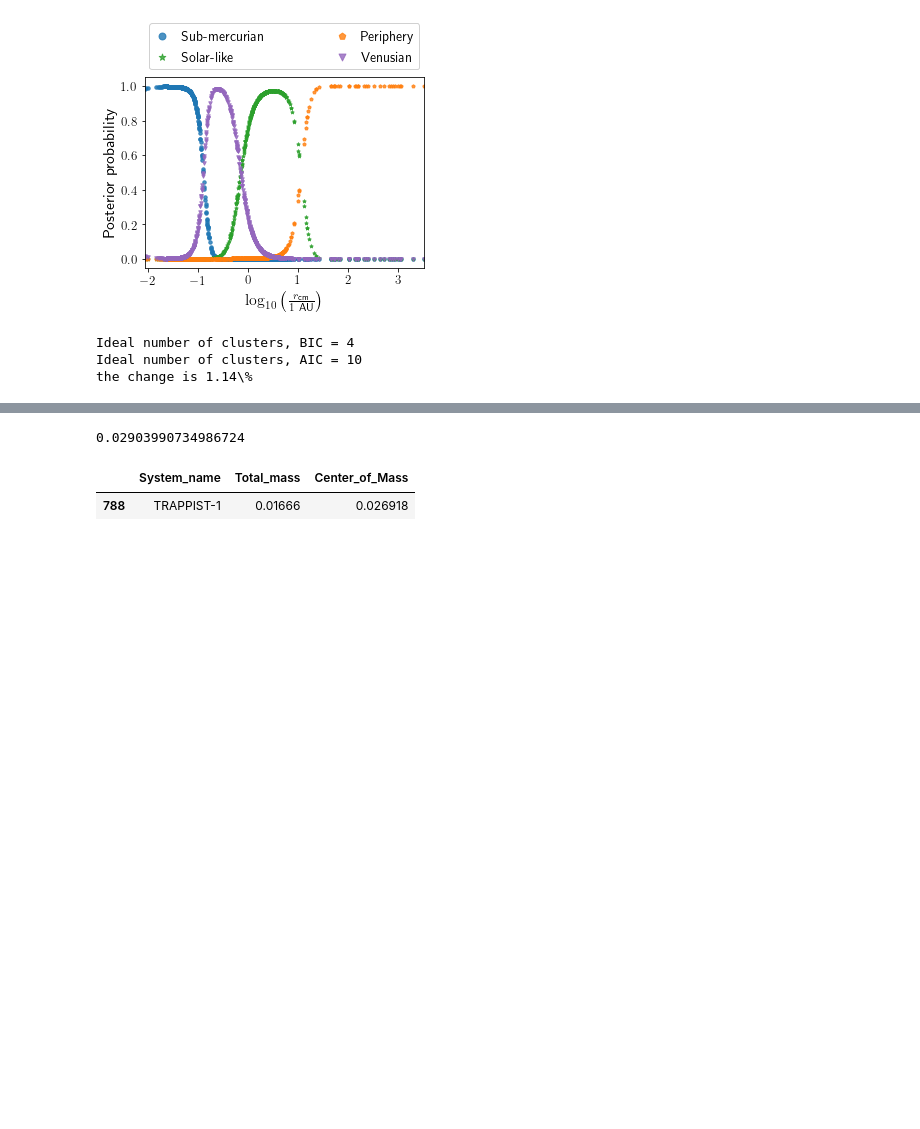
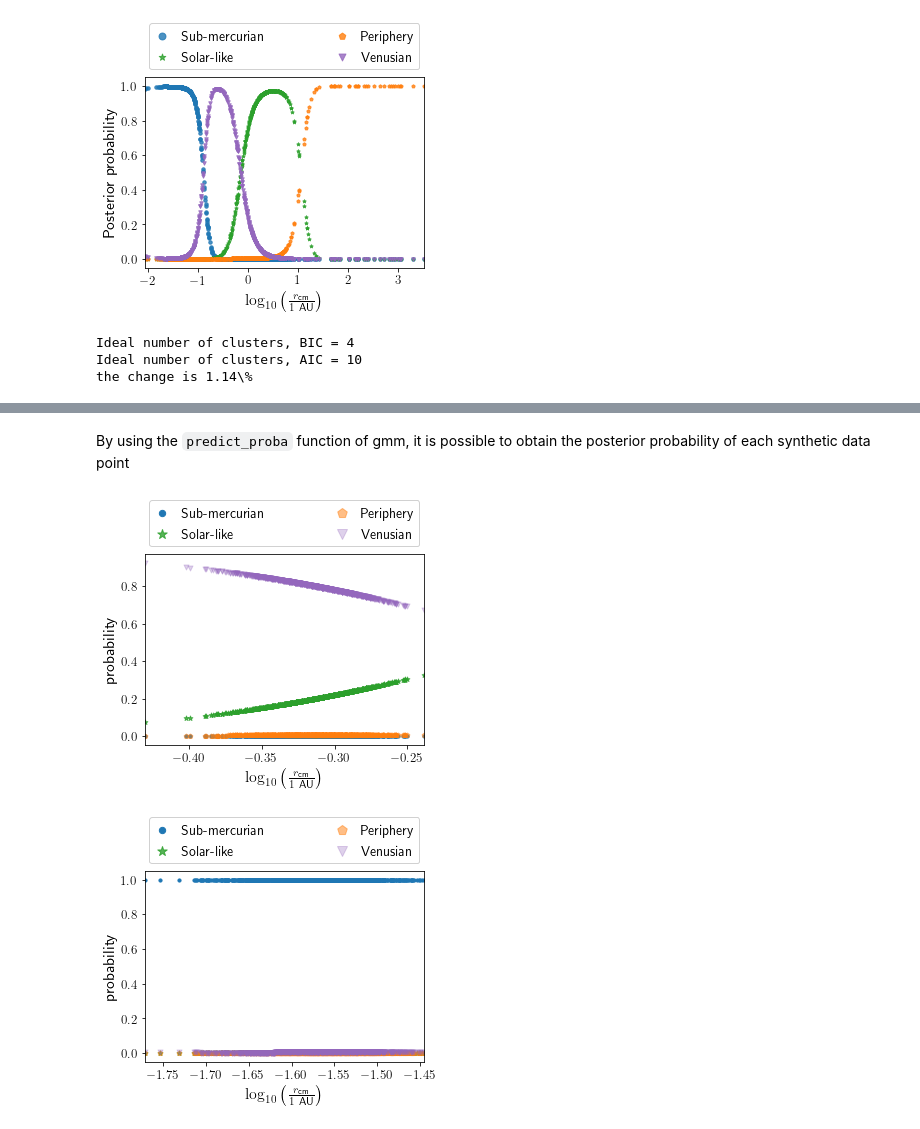
Before and after one commit to fjbautistas/Mixture_Gaussian_CM_of_Planets, a Jupyter notebook: Clasification.ipynb, the cells around one changed output, grey strips where cells are left out. Drawn from its saved outputs; the diff is of its cells as text; code cells hidden in the pictures; blank space fills up the shorter version.

```diff
--- a/Clasification.ipynb
+++ b/Clasification.ipynb
@@ -936,15 +950,41 @@ array([0, 0, 0, 0, 0, 0, 0, 0, 0, 0, 0, 0, 0, 0, 0, 0, 0, 0, 0, 0, 0, 0,
-# %%
-masses = np.array([0.0013, 0.00434, 0.0027, 0.002, 0.0021, 0.001041, 0.00422])
-distan = np.array([0.02144, 0.01521, 0.01111, 0.02817, 0.0371, 0.063, 0.0451])
-
-cm = (masses*distan).sum()/(masses.sum())
-cm
-# %% [output]
-0.02903990734986724
-# %%
-systm = CoM[CoM.System_name == "TRAPPIST-1"]
-systm
-#len(fraction.Draws[788])
-# %% [output]
-|  | System_name | Total_mass | Center_of_Mass |
-| 788 | TRAPPIST-1 | 0.01666 | 0.026918 |
+# %% [markdown]
+By using the `predict_proba` function of gmm, it is possible to obtain the posterior probability of each synthetic data point
+# %%
+def prob_sys(fraction, num):
+
+    names = ["Sub-mercurian","Solar-like","Periphery", "Venusian"]
+    ident = ["o","*", "p", "v"]
+    colores = ["C0","C2","C1","C4","C1"]
+    sizes = [10,25,25,25]
+    alphas = [1,.8,.5,.3]
+
+    for i in range(len(num)):
+
+        systm = fraction.CoM()[fraction.CoM().System_name == name[i]]
+
+        x = np.log10(fraction.Draws[num[i]]).reshape(-1,1)
+        y = cluster.gmm.predict_proba(x)
+
+        #plot
+        figure, ax = plt.subplots(1, 1)#; fig.tight_layout()
+        ax.set(xlim=(x.min(),x.max()))
+
+        for j in range(4):
+            ax.scatter(x, y[:,j], alpha = alphas[j],
+                       marker = ident[j],
+                       s = sizes[j],
+                       c = colores[j],
+                       label = names[j])
+
+        ax.set_xlabel(r"$\log_{10}\left(\frac{r_\text{cm}}{1\ \text{AU}}\right)$")
+        ax.set_ylabel(r"probability")
+        ax.legend(bbox_to_anchor=(0, 1.02, 1, 0.3),
+                  mode = "expand", markerscale=2,
+                  ncol = 2, loc = "lower left")
+        #lgnd.legendHandles[0]._sizes = [10]
+        plt.savefig("figures/"+name[i]+"_prob.pdf", bbox_inches='tight')
+# %%
+prob_sys(fraction, num)
+# %% [output]
+[figure, added]
+[figure, added]
```
Also changed, not shown: parts of 10 cells of this notebook, 12 other files.
